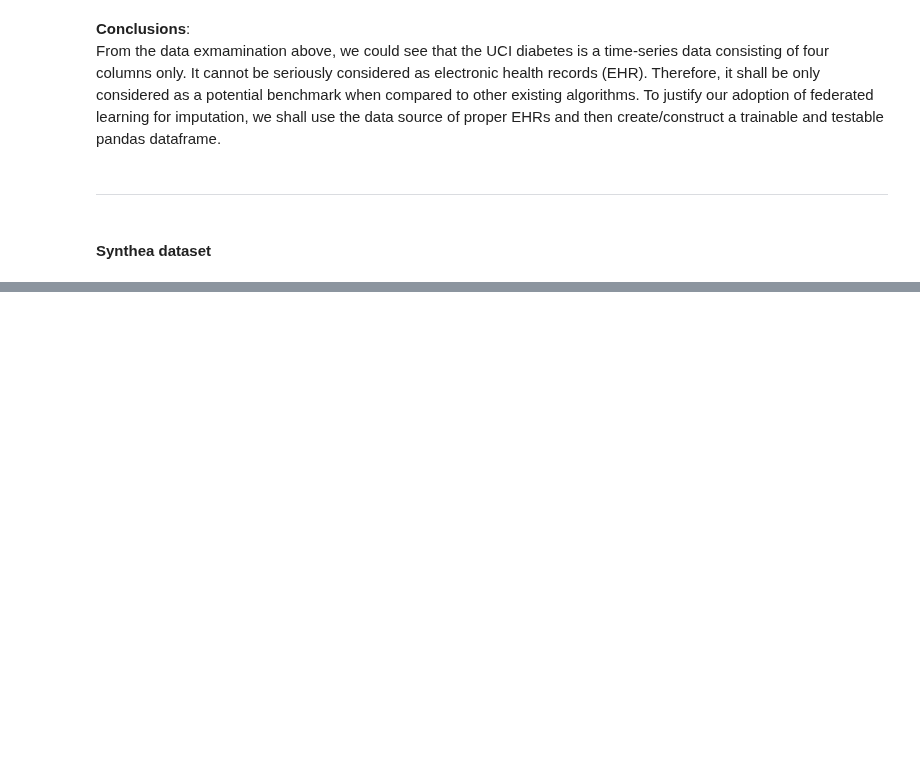
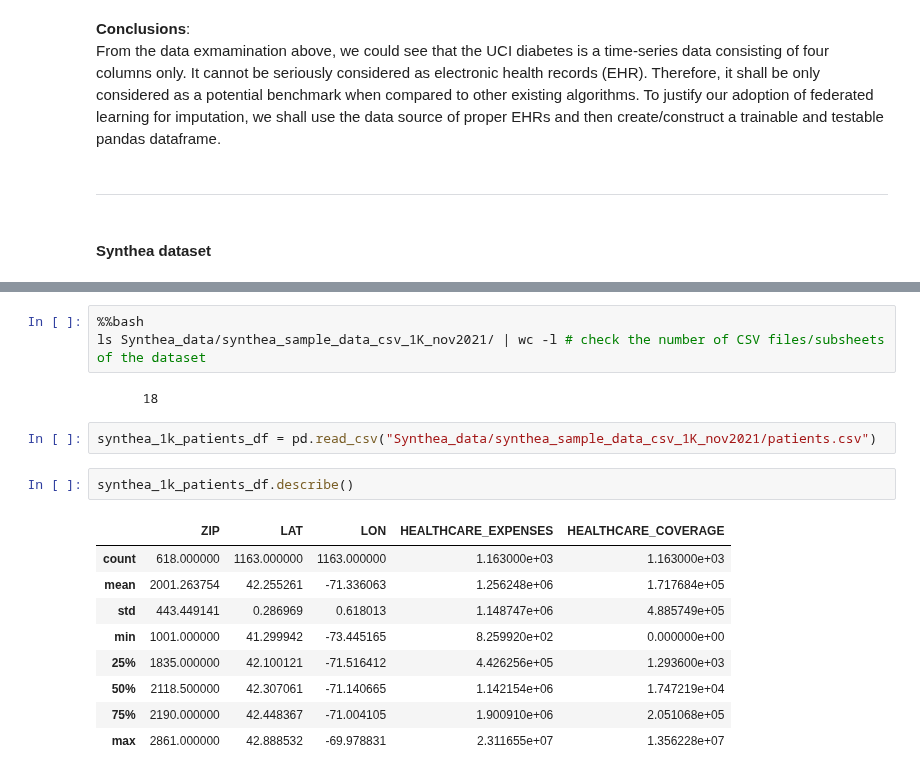
Before and after one commit to Orthologues/VAEQL_plus_Imputation, a Jupyter notebook: data_exploration.ipynb, the cells around one changed output, grey strips where cells are left out. Cells and saved outputs as stored; diff of their text form; blank space fills up the shorter version.

```diff
--- a/data_exploration.ipynb
+++ b/data_exploration.ipynb
@@ -175,0 +200,19 @@ From the data exmamination above, we could see that the UCI diabetes is a time-s
+# %%
+%%bash
+ls Synthea_data/synthea_sample_data_csv_1K_nov2021/ | wc -l # check the number of CSV files/subsheets of the dataset
+# %% [output]
+      18
+# %%
+synthea_1k_patients_df = pd.read_csv("Synthea_data/synthea_sample_data_csv_1K_nov2021/patients.csv")
+# %%
+synthea_1k_patients_df.describe()
+# %% [output]
+|  | ZIP | LAT | LON | HEALTHCARE_EXPENSES | HEALTHCARE_COVERAGE |
+| count | 618.000000 | 1163.000000 | 1163.000000 | 1.163000e+03 | 1.163000e+03 |
+| mean | 2001.263754 | 42.255261 | -71.336063 | 1.256248e+06 | 1.717684e+05 |
+| std | 443.449141 | 0.286969 | 0.618013 | 1.148747e+06 | 4.885749e+05 |
+| min | 1001.000000 | 41.299942 | -73.445165 | 8.259920e+02 | 0.000000e+00 |
+| 25% | 1835.000000 | 42.100121 | -71.516412 | 4.426256e+05 | 1.293600e+03 |
+| 50% | 2118.500000 | 42.307061 | -71.140665 | 1.142154e+06 | 1.747219e+04 |
+| 75% | 2190.000000 | 42.448367 | -71.004105 | 1.900910e+06 | 2.051068e+05 |
+| max | 2861.000000 | 42.888532 | -69.978831 | 2.311655e+07 | 1.356228e+07 |
```
Also changed, not shown: parts of 7 cells of this notebook.
